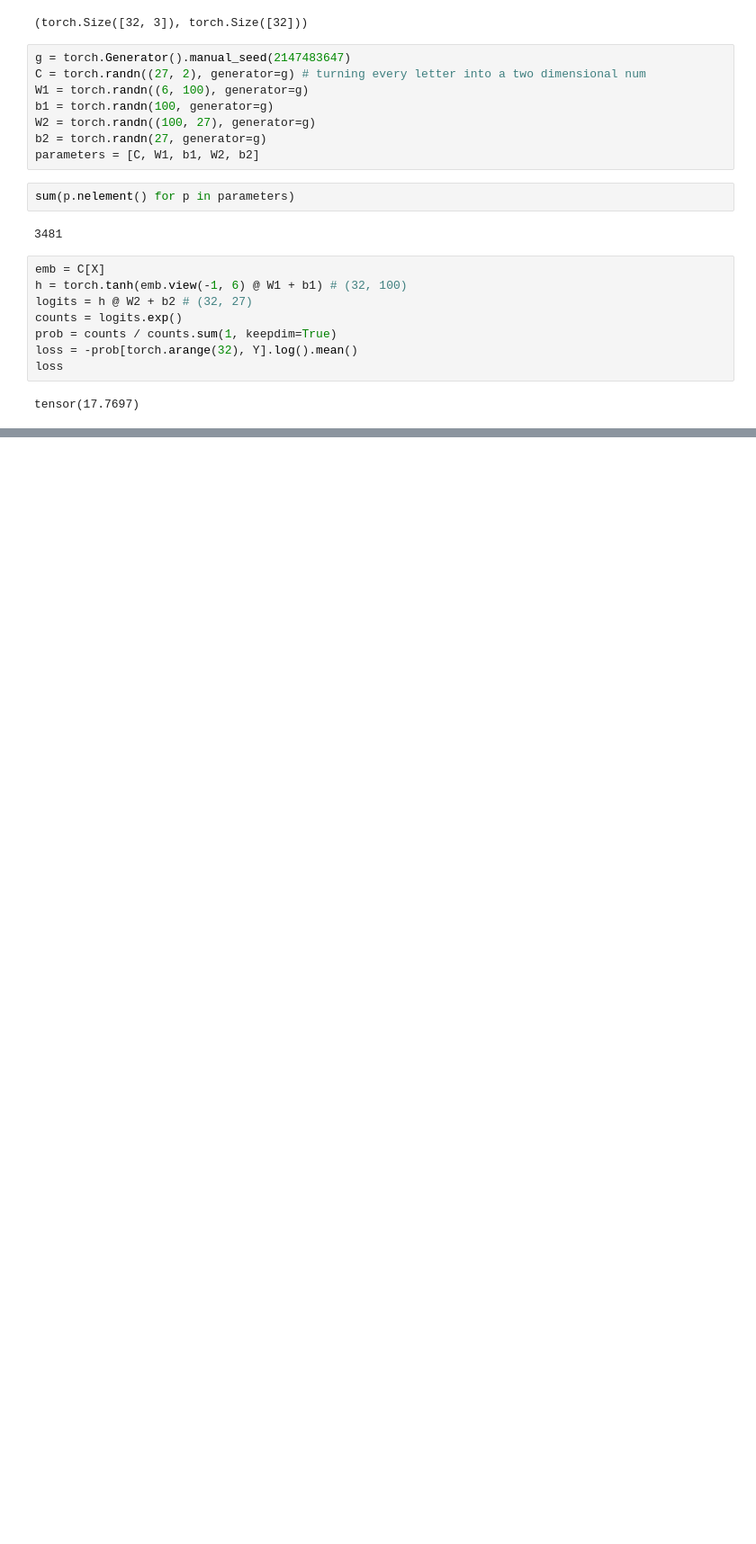
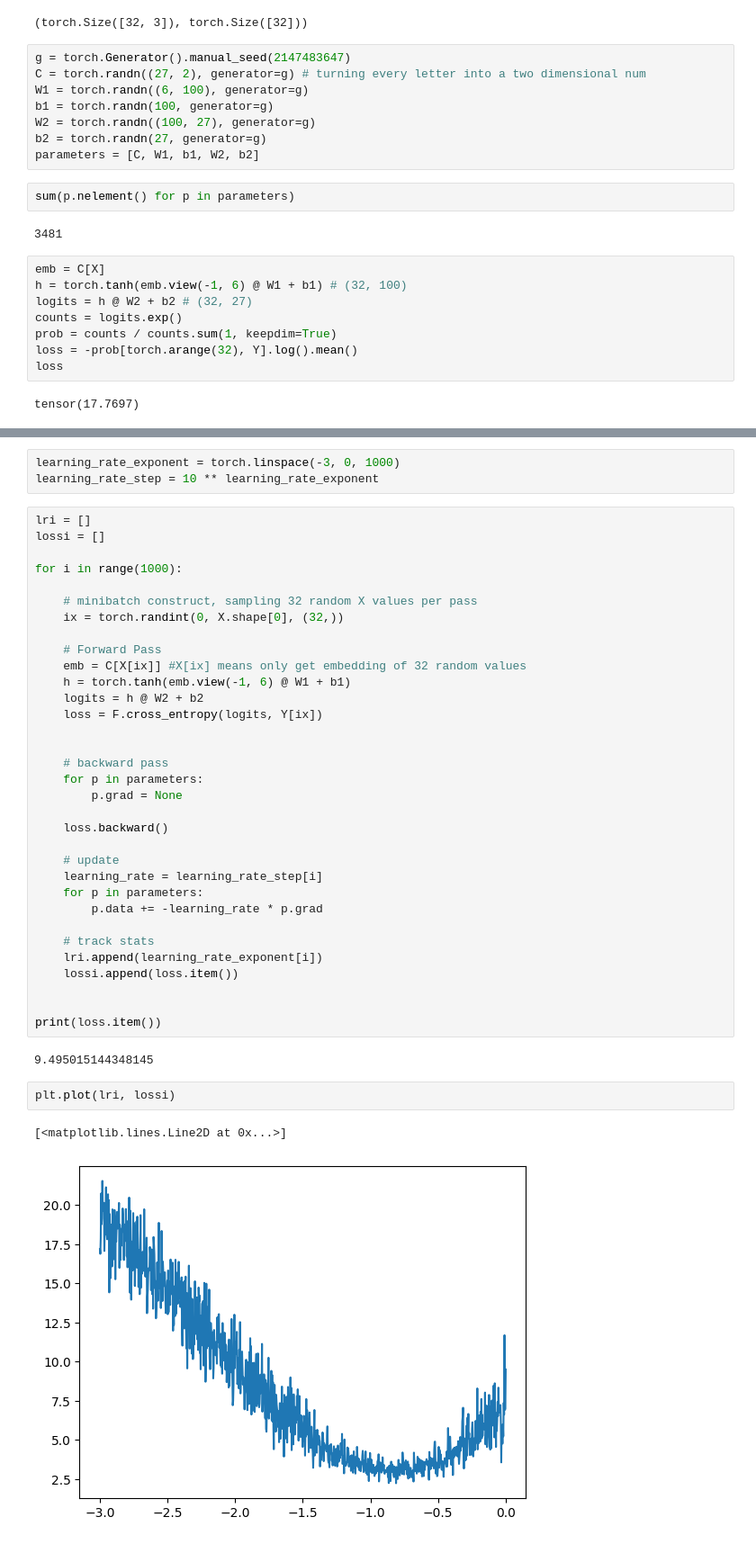
Before and after one commit to IamJamesRooke/karpathy_neural_network, a Jupyter notebook: 03_building_makemore.ipynb, the cells around one changed output, grey strips where cells are left out. Shown at 90% size. Cells and saved outputs as stored; diff of their text form; blank space fills up the shorter version.

```diff
--- a/03_building_makemore.ipynb
+++ b/03_building_makemore.ipynb
@@ -481,0 +742,43 @@ https://youtu.be/TCH_1BHY58I?si=RutfD5mvpUsiGrGl&t=1970
+# %%
+learning_rate_exponent = torch.linspace(-3, 0, 1000)
+learning_rate_step = 10 ** learning_rate_exponent
+# %%
+lri = []
+lossi = []
+
+for i in range(1000):
+
+    # minibatch construct, sampling 32 random X values per pass
+    ix = torch.randint(0, X.shape[0], (32,))
+
+    # Forward Pass
+    emb = C[X[ix]] #X[ix] means only get embedding of 32 random values
+    h = torch.tanh(emb.view(-1, 6) @ W1 + b1)
+    logits = h @ W2 + b2
+    loss = F.cross_entropy(logits, Y[ix])
+
+
+    # backward pass
+    for p in parameters:
+        p.grad = None
+
+    loss.backward()
+
+    # update
+    learning_rate = learning_rate_step[i]
+    for p in parameters:
+        p.data += -learning_rate * p.grad
+
+    # track stats
+    lri.append(learning_rate_exponent[i])
+    lossi.append(loss.item())
+
+
+print(loss.item())
+# %% [output]
+9.495015144348145
+# %%
+plt.plot(lri, lossi)
+# %% [output]
+[<matplotlib.lines.Line2D at 0x...>]
+[figure, added]
```
Also changed, not shown: parts of 78 cells of this notebook.
